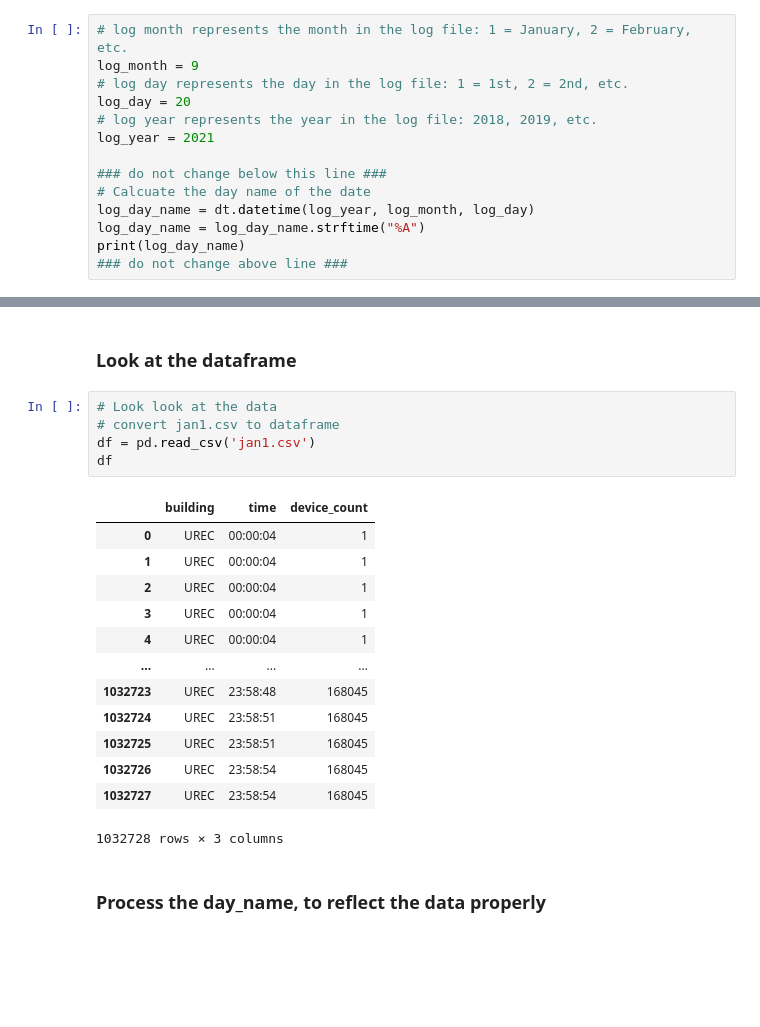
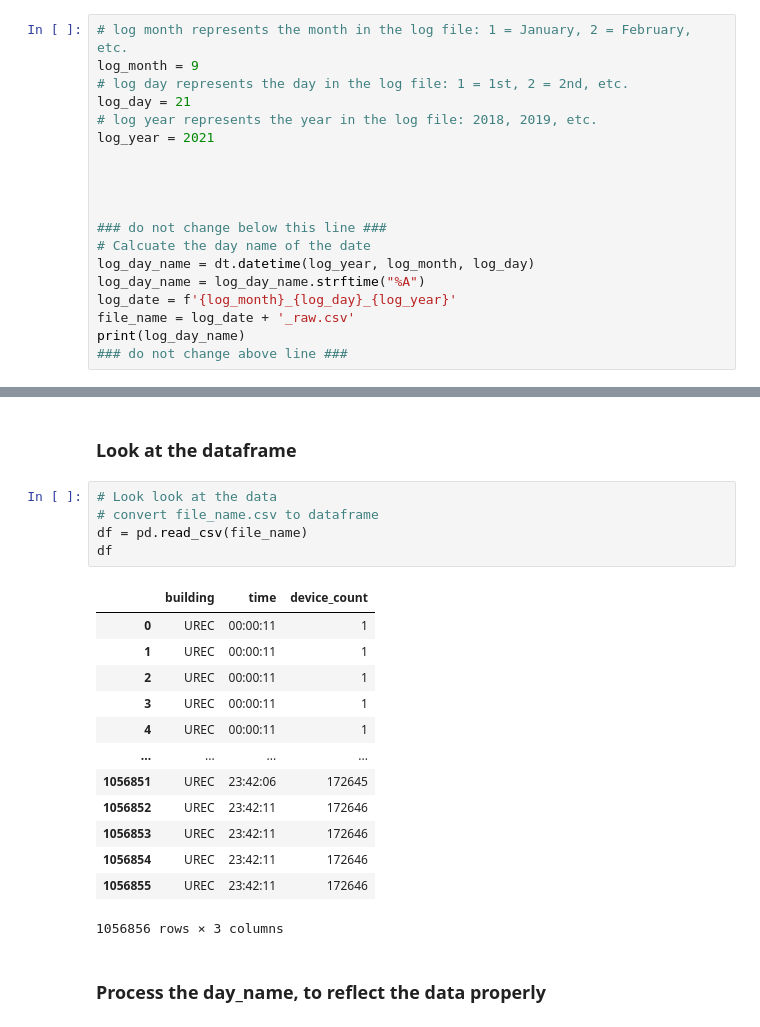
Before and after one commit to nwill111/CapstoneWifiAnalysis, a Jupyter notebook: Data Processing/ConvertWifi.ipynb, the cells around one changed output, grey strips where cells are left out. Saved outputs shown, nothing was run; the diff lists cells and outputs as text; blank space fills up the shorter version.

```diff
--- a/Data Processing/ConvertWifi.ipynb
+++ b/Data Processing/ConvertWifi.ipynb
@@ -11,14 +11,19 @@ import datetime as dt
 # log month represents the month in the log file: 1 = January, 2 = February, etc.
 log_month = 9
 # log day represents the day in the log file: 1 = 1st, 2 = 2nd, etc.
-log_day = 20
+log_day = 21
 # log year represents the year in the log file: 2018, 2019, etc.
 log_year = 2021
+
+
+
 
 ### do not change below this line ###
 # Calcuate the day name of the date
 log_day_name = dt.datetime(log_year, log_month, log_day)
 log_day_name = log_day_name.strftime("%A")
+log_date = f'{log_month}_{log_day}_{log_year}'
+file_name = log_date + '_raw.csv'
 print(log_day_name)
 ### do not change above line ###
 # %% [output]
@@ -71,23 +76,23 @@ wifi_log.close()
 ### Look at the dataframe
 # %%
 # Look look at the data
-# convert jan1.csv to dataframe
-df = pd.read_csv('jan1.csv')
+# convert file_name.csv to dataframe
+df = pd.read_csv(file_name)
 df
 # %% [output]
 |  | building | time | device_count |
-| 0 | UREC | 00:00:04 | 1 |
-| 1 | UREC | 00:00:04 | 1 |
-| 2 | UREC | 00:00:04 | 1 |
-| 3 | UREC | 00:00:04 | 1 |
-| 4 | UREC | 00:00:04 | 1 |
+| 0 | UREC | 00:00:11 | 1 |
+| 1 | UREC | 00:00:11 | 1 |
+| 2 | UREC | 00:00:11 | 1 |
+| 3 | UREC | 00:00:11 | 1 |
+| 4 | UREC | 00:00:11 | 1 |
 | ... | ... | ... | ... |
-| 1032723 | UREC | 23:58:48 | 168045 |
-| 1032724 | UREC | 23:58:51 | 168045 |
-| 1032725 | UREC | 23:58:51 | 168045 |
-| 1032726 | UREC | 23:58:54 | 168045 |
-| 1032727 | UREC | 23:58:54 | 168045 |
+| 1056851 | UREC | 23:42:06 | 172645 |
+| 1056852 | UREC | 23:42:11 | 172646 |
+| 1056853 | UREC | 23:42:11 | 172646 |
+| 1056854 | UREC | 23:42:11 | 172646 |
+| 1056855 | UREC | 23:42:11 | 172646 |
-1032728 rows × 3 columns
+1056856 rows × 3 columns
 # %% [markdown]
 ### Process the day_name, to reflect the data properly
 # %%
```
Also changed, not shown: parts of 13 cells of this notebook, 1 other file.
